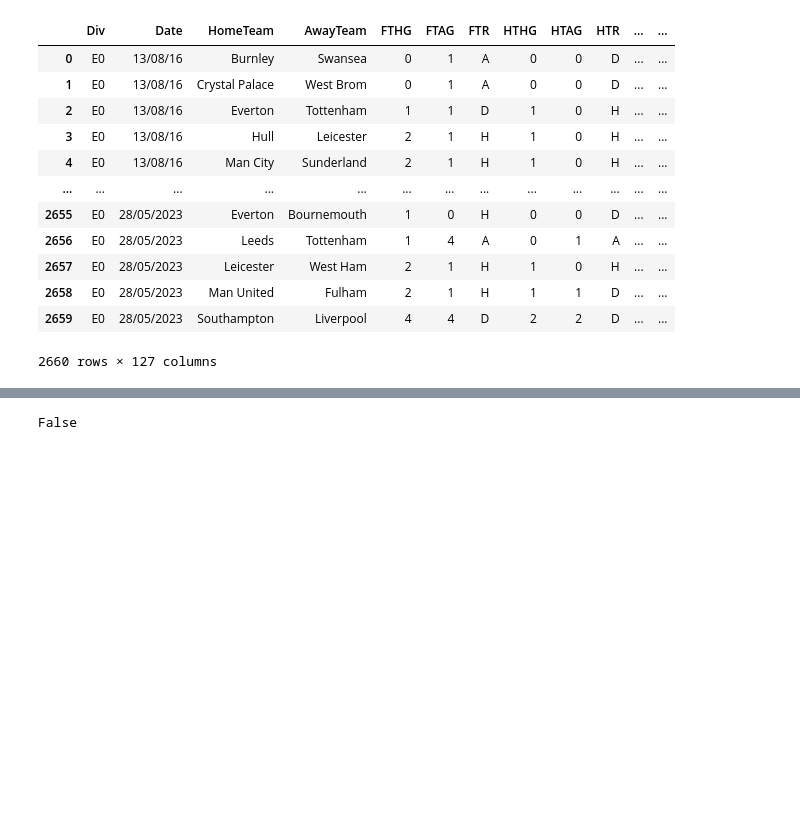
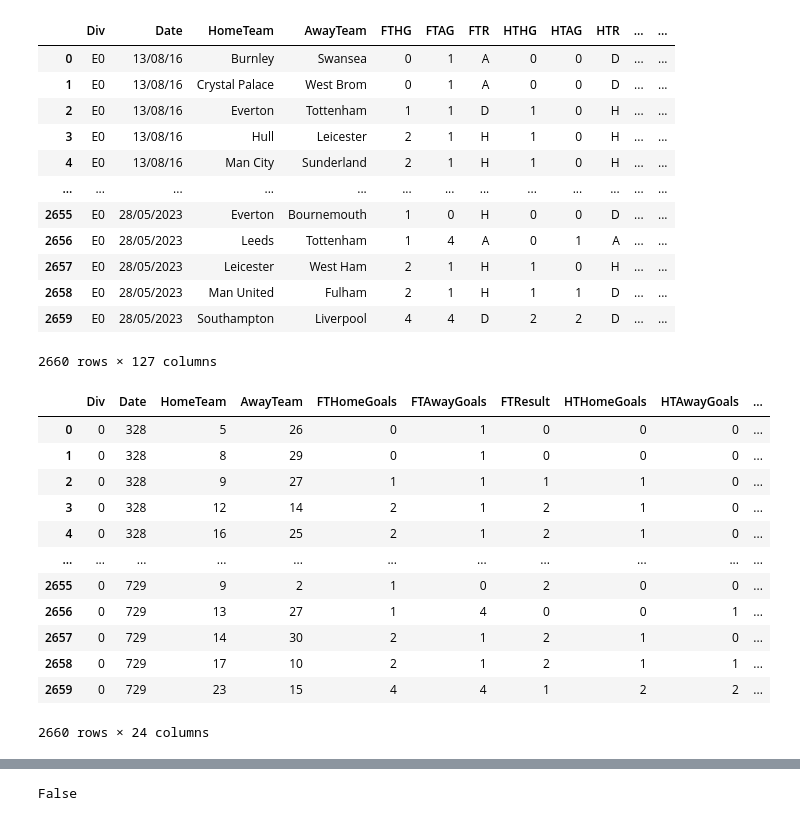
Before and after one commit to maharshi0706/Machine-Learning-Mini-Project, a Jupyter notebook: Data Cleaning/dataset.ipynb, the cells around one changed output, grey strips where cells are left out. Saved outputs shown, nothing was run; the diff lists cells and outputs as text; code cells hidden in the pictures; blank space fills up the shorter version.

Commit message:
Drop betting columns

```diff
--- a/Data Cleaning/dataset.ipynb
+++ b/Data Cleaning/dataset.ipynb
@@ -32,6 +32,24 @@ df.rename(columns={'FTHG':'FTHomeGoals','FTAG':'FTAwayGoals','FTR':'FTResult','H
                         'HC':'HomeCorners','AC':'AwayCorners','HF':'HomeFouls','AF':'AwayFouls','HFKC':'AwayFreekicks'
                         ,'AFKC':'HomeFreekicks','HO':'HomeOffsides','AO':'AwayOffsides','HY':'HomeYellow','AY':'AwayYellow',
                         'HR':'HomeRed','AR':'AwayRed','HBP':'HomeBookingPoints','ABP':'AwayBookingPoints'},inplace=True)
+# %%
+df.drop(df.iloc[:,24:126], inplace=True, axis=1)
+# df.drop(['B365H'])
+df
+# %% [output]
+|  | Div | Date | HomeTeam | AwayTeam | FTHomeGoals | FTAwayGoals | FTResult | HTHomeGoals | HTAwayGoals | ... |
+| 0 | 0 | 328 | 5 | 26 | 0 | 1 | 0 | 0 | 0 | ... |
+| 1 | 0 | 328 | 8 | 29 | 0 | 1 | 0 | 0 | 0 | ... |
+| 2 | 0 | 328 | 9 | 27 | 1 | 1 | 1 | 1 | 0 | ... |
+| 3 | 0 | 328 | 12 | 14 | 2 | 1 | 2 | 1 | 0 | ... |
+| 4 | 0 | 328 | 16 | 25 | 2 | 1 | 2 | 1 | 0 | ... |
+| ... | ... | ... | ... | ... | ... | ... | ... | ... | ... | ... |
+| 2655 | 0 | 729 | 9 | 2 | 1 | 0 | 2 | 0 | 0 | ... |
+| 2656 | 0 | 729 | 13 | 27 | 1 | 4 | 0 | 0 | 1 | ... |
+| 2657 | 0 | 729 | 14 | 30 | 2 | 1 | 2 | 1 | 0 | ... |
+| 2658 | 0 | 729 | 17 | 10 | 2 | 1 | 2 | 1 | 1 | ... |
+| 2659 | 0 | 729 | 23 | 15 | 4 | 4 | 1 | 2 | 2 | ... |
+2660 rows × 24 columns
 # %%
 numerical = df.select_dtypes(include=['int', 'float']).columns
 categorical_cols = df.select_dtypes(include=['object']).columns
```
Also changed, not shown: parts of 2 cells of this notebook, 1 other file.
